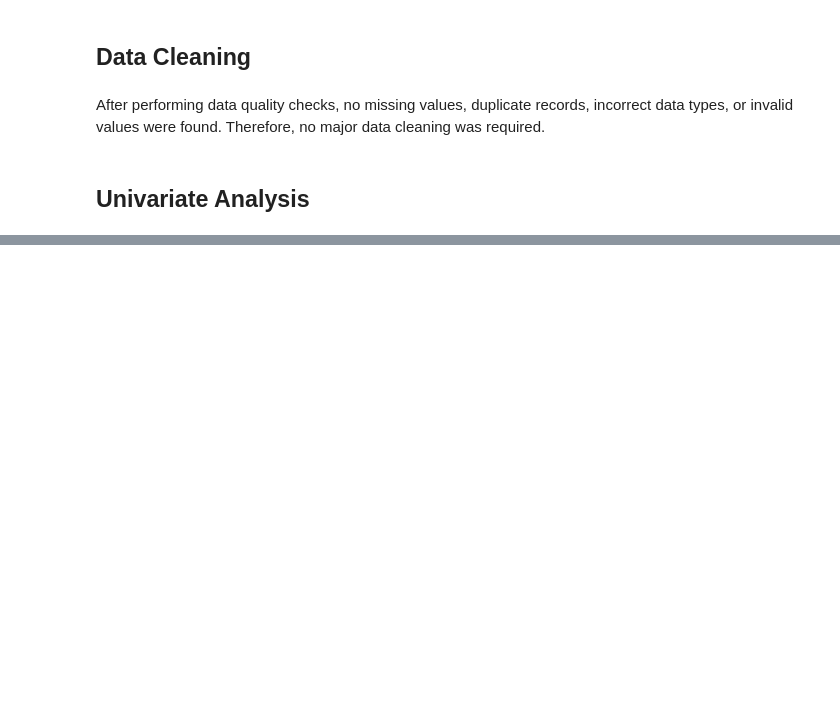
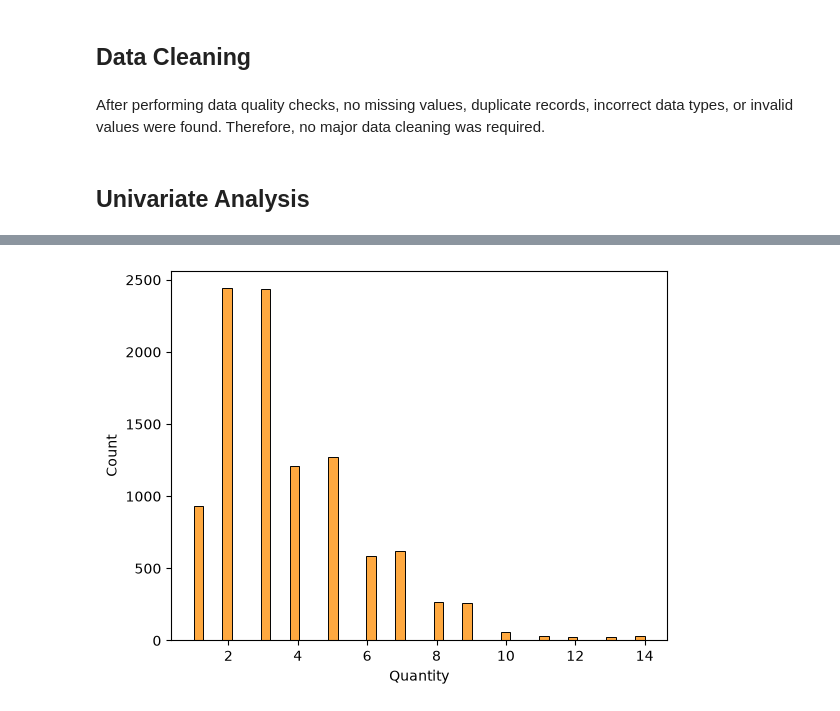
Before and after one commit to mdraihanmostafa746-coder/Superstore-Sales-Analysis, a Jupyter notebook: notebooks/superstore_sales_analysis.ipynb, the cells around one changed output, grey strips where cells are left out. Drawn from its saved outputs; the diff is of its cells as text; code cells hidden in the pictures; blank space fills up the shorter version.

```diff
--- a/notebooks/superstore_sales_analysis.ipynb
+++ b/notebooks/superstore_sales_analysis.ipynb
@@ -251,0 +282,10 @@ After performing data quality checks, no missing values, duplicate records, inco
+# %%
+sns.histplot(
+    df['Quantity'],
+    color = 'darkorange'
+)
+
+
+plt.show()
+# %% [output]
+[figure, added]
```
Also changed, not shown: parts of 14 cells of this notebook, 11 other files.
